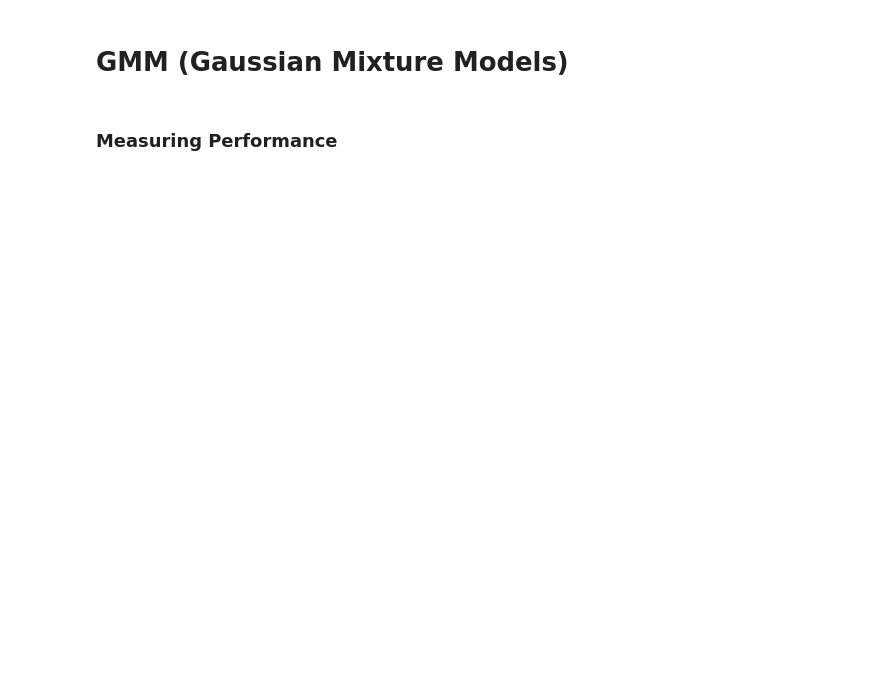
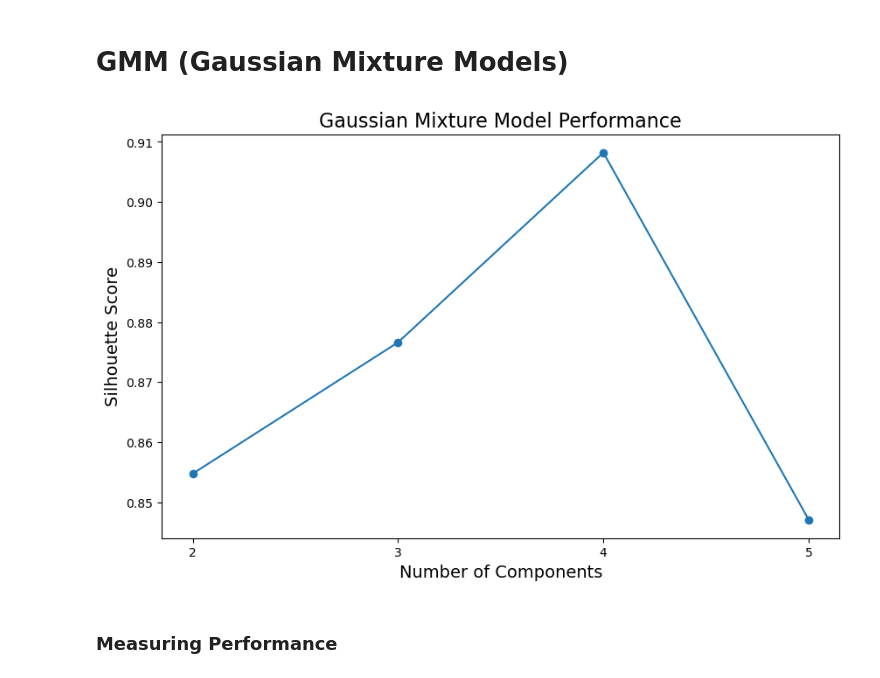
Before and after one commit to ElenSukiasyan/Machine_Learning_project, a Jupyter notebook: coding_parts/algorithms.ipynb, the cells around one changed output. Cells and saved outputs as stored; diff of their text form; code cells hidden in the pictures; blank space fills up the shorter version.

```diff
--- a/coding_parts/algorithms.ipynb
+++ b/coding_parts/algorithms.ipynb
@@ -392,6 +400,36 @@ labels = gmm.fit_predict(X)
 data_numeric['cluster_label'] = labels
 
 # data.to_csv('/content/numerical_mental_health_data.csv', index=False)
+# %%
+import numpy as np
+import pandas as pd
+import matplotlib.pyplot as plt
+from sklearn.mixture import GaussianMixture
+from sklearn.metrics import silhouette_score
+
+X = data_numeric.select_dtypes(include=['number'])
+
+n_components_range = range(2, 6)
+
+silhouette_scores = []
+
+for n_components in n_components_range:
+    gmm = GaussianMixture(n_components=n_components, random_state=42)
+    labels = gmm.fit_predict(X)
+    silhouette = silhouette_score(X, labels)
+    silhouette_scores.append(silhouette)
+
+# Plot the silhouette scores for different number of components
+plt.figure(figsize=(10, 6))
+plt.plot(n_components_range, silhouette_scores, marker='o', linestyle='-')
+plt.xlabel("Number of Components", fontsize=14)
+plt.ylabel("Silhouette Score", fontsize=14)
+plt.title("Gaussian Mixture Model Performance", fontsize=16)
+plt.xticks(np.arange(min(n_components_range), max(n_components_range)+1, 1))
+plt.grid(False)
+plt.show()
+# %% [output]
+[figure, added]
 # %% [markdown]
 ### Measuring Performance
 # %%
```
Also changed, not shown: parts of 36 cells of this notebook.
